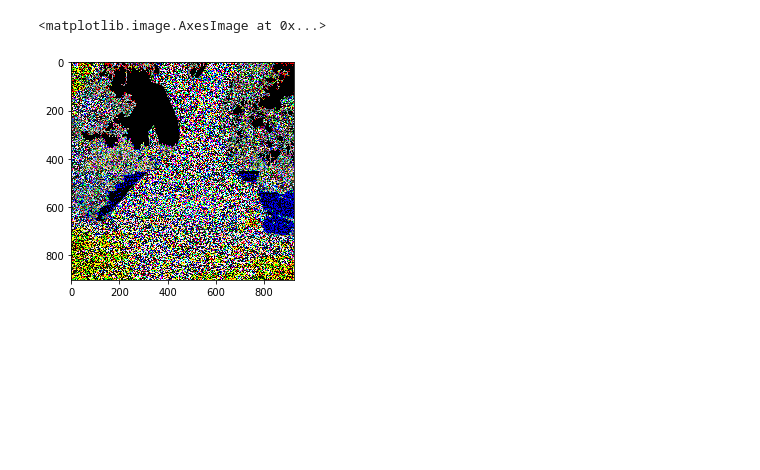
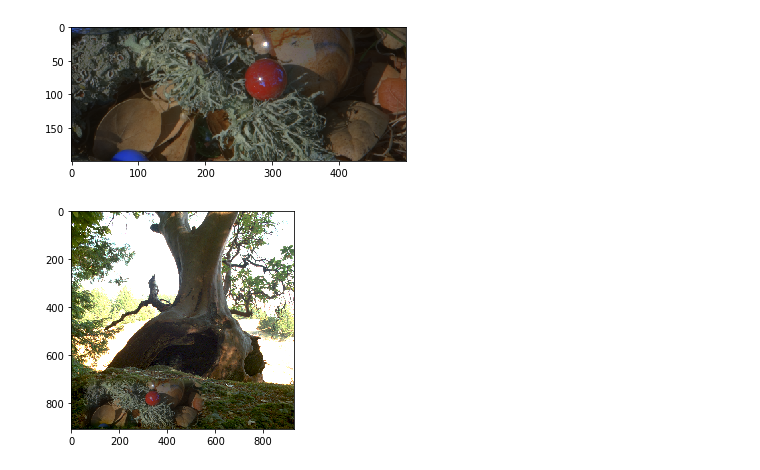
Before and after one commit to jegerud/Sciprog2020project, a Jupyter notebook: src/Somlos_kloning.ipynb, the cells around one changed output. Cells and saved outputs as stored; diff of their text form; code cells hidden in the pictures; blank space fills up the shorter version.

```diff
--- a/src/Somlos_kloning.ipynb
+++ b/src/Somlos_kloning.ipynb
@@ -1,21 +0,0 @@
-# %%
-import numpy as np
-import matplotlib.pyplot as plt
-import imageio
-import eksplisitt as eks
-import ImageView as imv
-%matplotlib inline
-
-
-#def seamless(file):
-file='../hdr-bilder/Tree/Tree_00032.png'
-im=imageio.imread(file)
-dudx=im[2:, 1:-1]-im[1:-1, 1:-1]
-dudy=im[1:-1, 2:]-im[1:-1, 1:-1]
-laplace=(dudx[1:-1, 1:-1]-dudx[:-2, 1:-1] +
-        dudy[1:-1, 1:-1]-dudy[1:-1, :-2])
-file='../hdr-bilder/Tree/Tree_00032.png'
-plt.imshow(laplace)
-# %% [output]
-<matplotlib.image.AxesImage at 0x...>
-[figure, removed]
@@ -21,0 +53,7 @@ plt.imshow(laplace)
+# %%
+im1='../hdr-bilder/Balls/Balls_00016.png' #from
+im2='../hdr-bilder/Tree/Tree_00064.png'   #to
+seamless(im1, im2)
+# %% [output]
+[figure, added]
+[figure, added]
```
Also changed, not shown: parts of 1 cell of this notebook.
